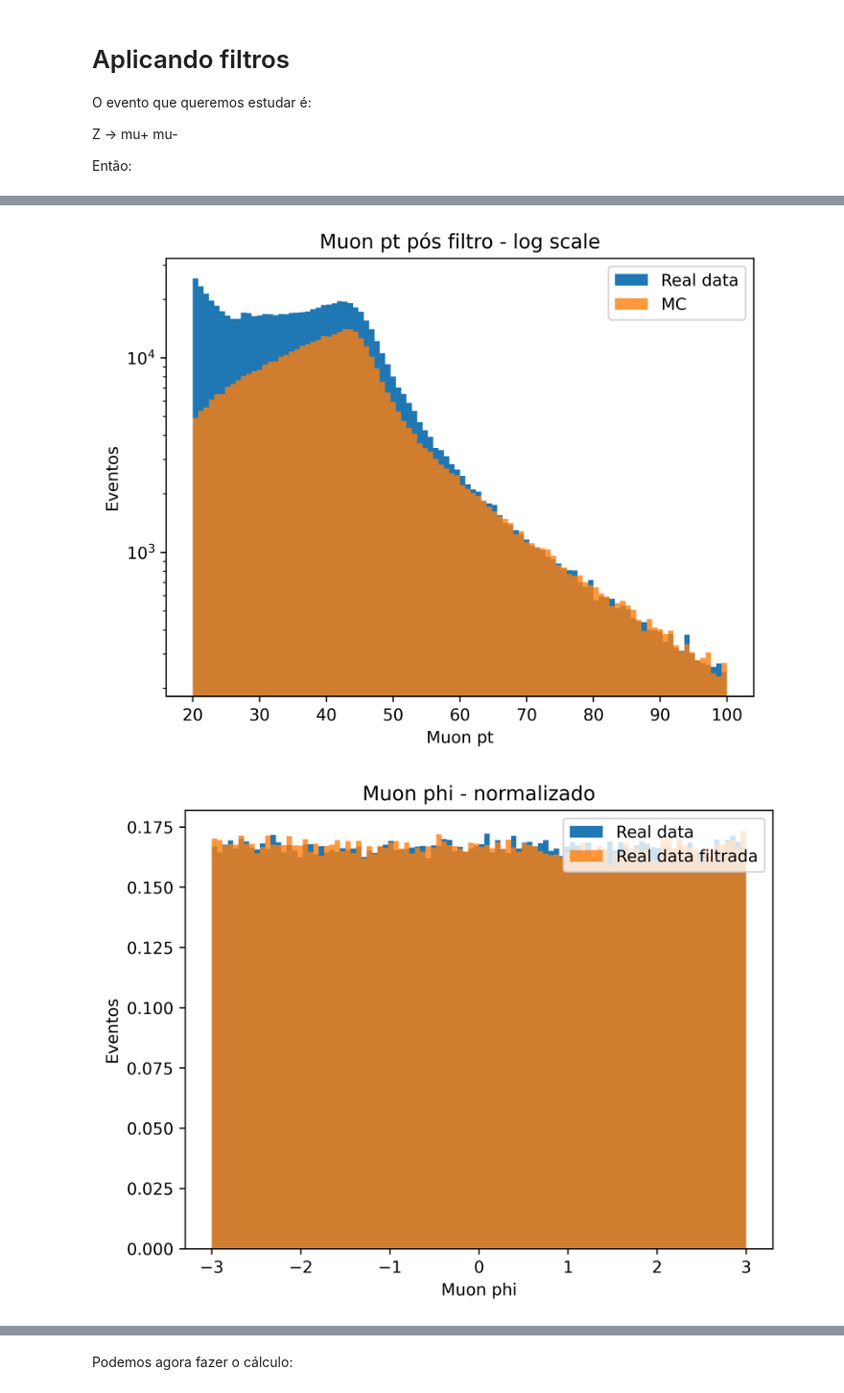
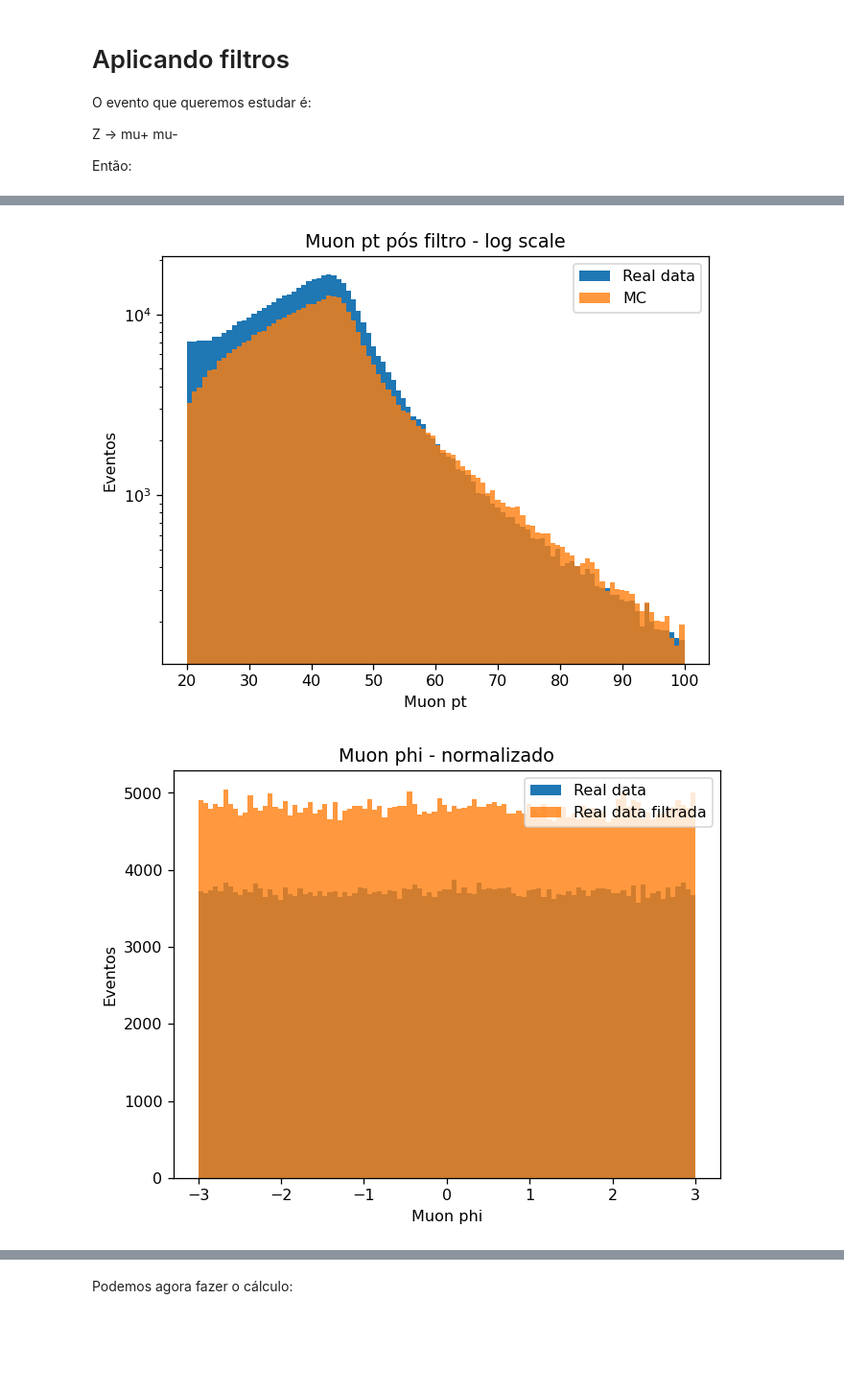
Before and after one commit to ms-cmy/IAD, a Jupyter notebook: ultima_apresentacao_juncao.ipynb, the cells around one changed output, grey strips where cells are left out. Shown: that part at 96% size. Drawn from its saved outputs; the diff is of its cells as text; code cells hidden in the pictures; blank space fills up the shorter version.

```diff
--- a/ultima_apresentacao_juncao.ipynb
+++ b/ultima_apresentacao_juncao.ipynb
@@ -33,7 +35,7 @@ FILTER_MASS = True
 MASS_MIN = 60
 MASS_MAX = 120
 BINS = 30
-DPI = 500
+DPI = 115
 
 def inv_mass(ak_vec1: ak.Array, ak_vec2: ak.Array) -> ak.Array:
     return ak.flatten(np.sqrt(
@@ -64,21 +66,11 @@ def hist_plot(ak_array: Union[ak.Array, np.ndarray],
     plt.xlabel(display_name if display_name else column_name)
     plt.ylabel("Eventos")
 
-def generate_points(mass):
-    """
-    TODO: Adicionar erro
-
-    como é calculado:
-
-    ele pega cada bin criado, de cada bin, pegamos o máximo e o mínimo, e calculamos a média
-    por isso fica um "pontinho" no meio do bin.
-
-    nesse caso o scatter plot é feito:
-    x = bin_centers (média explicada acima)
-    y = freq (quantidade de eventos no bin)
-    """
-    hist_counts, bin_edges = np.histogram(mass, bins=BINS)
+def generate_points(mass, bins=BINS, bins_edge_return=False):
+    hist_counts, bin_edges = np.histogram(mass, bins=bins)
     bin_centers = (bin_edges[:-1] + bin_edges[1:]) * 0.5
+    if bins_edge_return:
+        return bin_centers, hist_counts, bin_edges
     return bin_centers, hist_counts
 # %% [markdown]
 Fonte dos dados:
@@ -187,23 +197,23 @@ filtered_real = vec_real[ak.num(vec_real) == 2]
 filtered_real = filtered_real[ak.sum(filtered_real.charge, axis=1) == 0]
 
 # filtrando para garantir que o pt seja maior que 20
-filtered_real = filtered_real[filtered_real.pt> 20]
+filtered_real = filtered_real[ak.all(filtered_real.pt > 20, axis=1)]
 
 # fiiltros em relação aos dados
 filtered_real = filtered_real[filtered_real.tkreliso < 4]
 filtered_real = filtered_real[filtered_real.sip3d < 4]
-filtered_real = filtered_real[filtered_real.eta < 2.1]
-filtered_real = filtered_real[filtered_real.eta > -2.1]
+filtered_real = filtered_real[ak.all(filtered_real.eta < 2.1, axis=1)]
+filtered_real = filtered_real[ak.all(filtered_real.eta > -2.1, axis=1)]
 
 
 # realizando o mesmo processo para os dados simulados
 filtered = vec[ak.num(vec) == 2]
 filtered = filtered[ak.sum(filtered.charge, axis=1) == 0]
-filtered = filtered[filtered.pt> 20] # filtered = filtered[ak.all(filtered.pt> 20, axis=1)] ??
+filtered = filtered[ak.all(filtered.pt > 20, axis=1)]
 filtered = filtered[filtered.tkreliso < 4]
 filtered = filtered[filtered.sip3d < 4]
-filtered = filtered[filtered.eta < 2.1]
-filtered = filtered[filtered.eta > -2.1]
+filtered = filtered[ak.all(filtered.eta < 2.1, axis=1)]
+filtered = filtered[ak.all(filtered.eta > -2.1, axis=1)]
 # %%
 plt.figure(dpi=DPI)
 hist_plot(filtered, "nmuon", "Number of muons", label="MC")
@@ -221,16 +231,16 @@ plt.title("Muon pt pós filtro - log scale")
 plt.legend()
 plt.show()
 # %% [output]
-[figure, old version]
+[figure, new version]
 # %%
 plt.figure(dpi=DPI)
-hist_plot(filtered, "phi", "Muon phi", bins=100, range=(-3, 3), label="Real data", density=True)
-hist_plot(filtered_real, "phi", "Muon phi", bins=100, range=(-3, 3), label="Real data filtrada", density=True, alpha=0.8)
+hist_plot(filtered, "phi", "Muon phi", bins=100, range=(-3, 3), label="Real data")
+hist_plot(filtered_real, "phi", "Muon phi", bins=100, range=(-3, 3), label="Real data filtrada", alpha=0.8)
 plt.title("Muon phi - normalizado")
 plt.legend()
 plt.show()
 # %% [output]
-[figure, old version]
+[figure, new version]
 # %%
 plt.figure(dpi=DPI)
 hist_plot(filtered_real, "eta" , "Múon Eta", bins=100, log=True, label="Real data")
```
Also changed, not shown: parts of 30 cells of this notebook, 1 other file.
